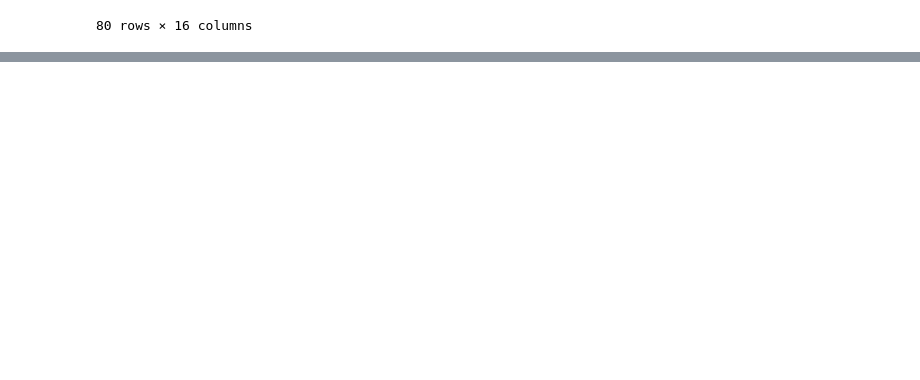
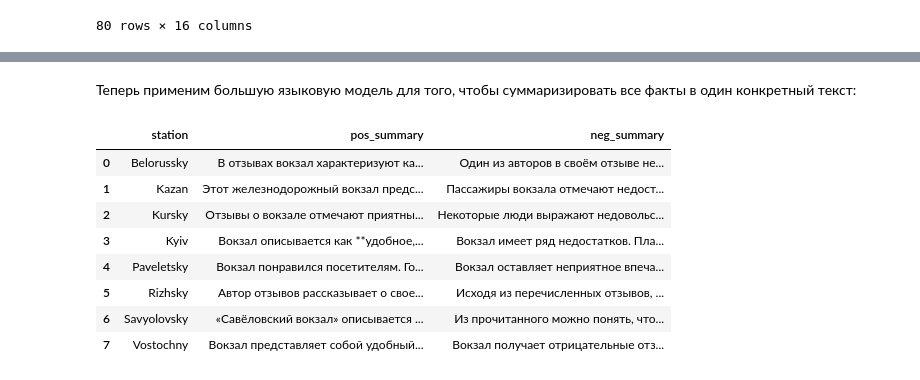
Before and after one commit to yandex-datasphere/ranepa-hack, a Jupyter notebook: ReviewAnalysis.ipynb, the cells around one changed output, grey strips where cells are left out. Cells and saved outputs as stored; diff of their text form; code cells hidden in the pictures; blank space fills up the shorter version.

````diff
--- a/ReviewAnalysis.ipynb
+++ b/ReviewAnalysis.ipynb
@@ -376,0 +466,5 @@ df_sample
+# %%
+join = lambda x : ', '.join([t for t in x if len(t)>0])
+
+df_stations = df_sample.groupby('station').agg({ 'positive' : join, 'negative' : join }).reset_index()
+df_stations
@@ -376,0 +481,28 @@ df_sample
+# %% [markdown]
+Теперь применим большую языковую модель для того, чтобы суммаризировать все факты в один конкретный текст:
+# %%
+prompt_sum = """
+Пожалуйста, прочитай список отзывов о вокзале ниже в тройных обратных кавычках и запиши краткое содержание
+всего прочитанного текста в виде нескольких абзацев текста. Отзывы: ```{}```
+"""
+
+def summarize(x):
+    res = LLM.invoke(prompt_sum.format(x))
+    return res
+
+df_stations['pos_summary'] = df_stations['positive'].apply(summarize)
+df_stations['neg_summary'] = df_stations['negative'].apply(summarize)
+# %%
+from IPython.display import display
+with pd.option_context('display.max_colwidth', 0):
+    display(df_stations[['station','pos_summary','neg_summary']])
+# %% [output]
+|  | station | pos_summary | neg_summary |
+| 0 | Belorussky | В отзывах вокзал характеризуют ка... | Один из авторов в своём отзыве не... |
+| 1 | Kazan | Этот железнодорожный вокзал предс... | Пассажиры вокзала отмечают недост... |
+| 2 | Kursky | Отзывы о вокзале отмечают приятны... | Некоторые люди выражают недовольс... |
+| 3 | Kyiv | Вокзал описывается как **удобное,... | Вокзал имеет ряд недостатков. Пла... |
+| 4 | Paveletsky | Вокзал понравился посетителям. Го... | Вокзал оставляет неприятное впеча... |
+| 5 | Rizhsky | Автор отзывов рассказывает о свое... | Исходя из перечисленных отзывов, ... |
+| 6 | Savyolovsky | «Савëловский вокзал» описывается ... | Из прочитанного можно понять, что... |
+| 7 | Vostochny | Вокзал представляет собой удобный... | Вокзал получает отрицательные отз... |
````
Also changed, not shown: parts of 27 cells of this notebook.
